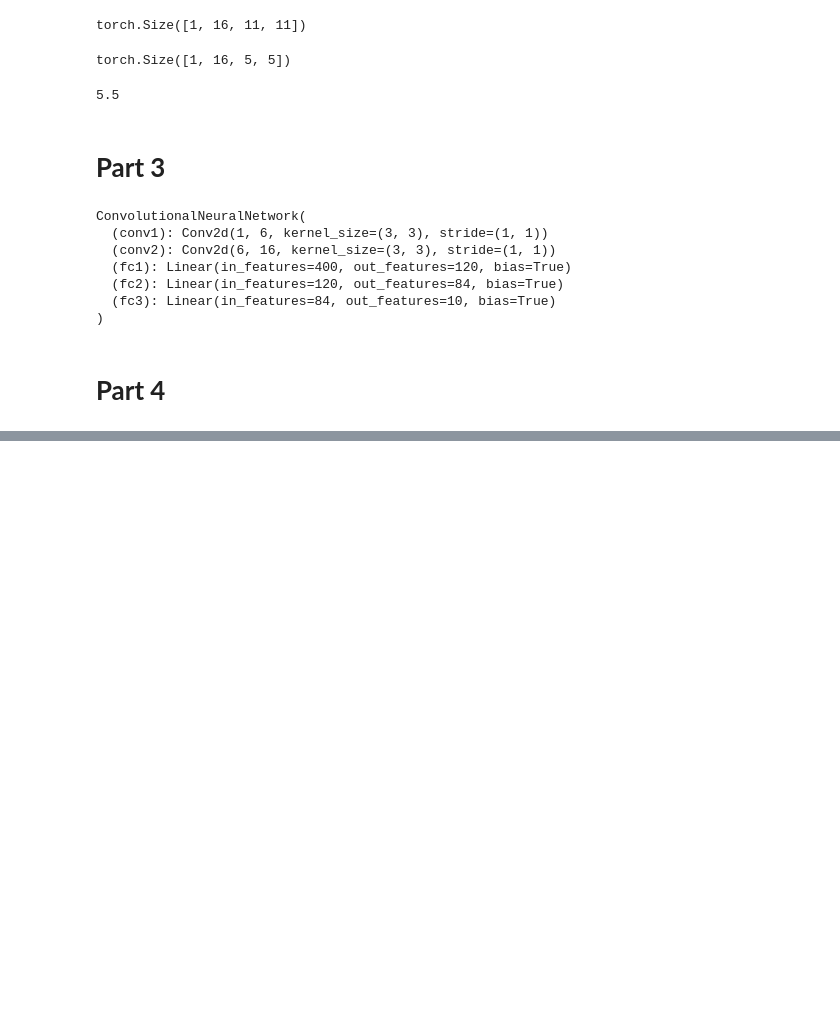
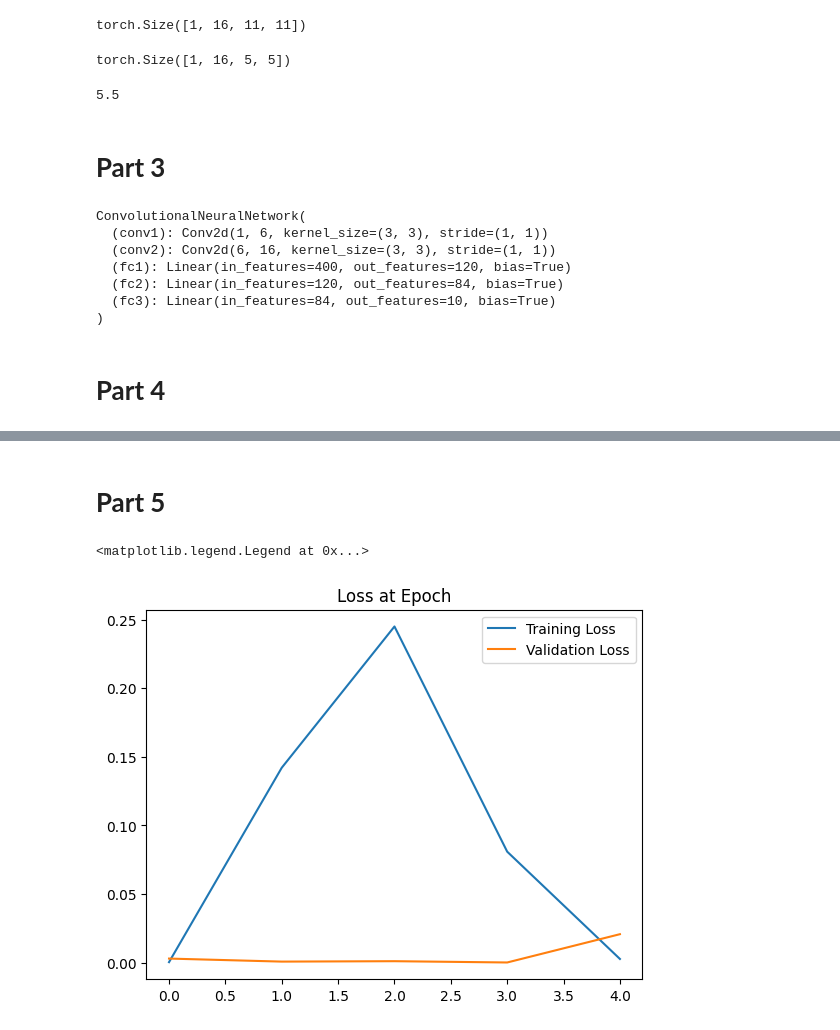
Before and after one commit to Yamurlak1465/LearningAI, a Jupyter notebook: ConvolutionalNeuralNetwork.ipynb, the cells around one changed output, grey strips where cells are left out. Saved outputs shown, nothing was run; the diff lists cells and outputs as text; code cells hidden in the pictures; blank space fills up the shorter version.

```diff
--- a/ConvolutionalNeuralNetwork.ipynb
+++ b/ConvolutionalNeuralNetwork.ipynb
@@ -125,7 +125,7 @@ class ConvolutionalNeuralNetwork(nn.Module):
     X = F.max_pool2d(X, 2, 2) # 2x2 Kernel and a Stride of 2
 
     # Review to flatten it out
-    X = X.view(-1, 116 * 5 * 5) # Negative one so that we can vary the batch size
+    X = X.view(-1, 16 * 5 * 5) # Negative one so that we can vary the batch size
 
     # Fully Connected Layers
     X = F.relu(self.fc1(X))
@@ -178,7 +178,7 @@ for i in range(epochs):
     y_pred = model(X_train) # Get predicted values from the training set. Not flattened 2D
     loss = criterion(y_pred, y_train) # How off are we? We wanna compare the predictions to the correct answers in y_train
 
-    predicted = torch.max(y_pred.date, 1)[1] # Add up the number of correct predictions. Indexed off the first point
+    predicted = torch.max(y_pred.data, 1)[1] # Add up the number of correct predictions. Indexed off the first point
     batch_correct = (predicted == y_train).sum() # How many we got correct from this specific batch. True = 1, False = 0, sum those up
     trn_corr += batch_correct # Keep track as we go along in training
 
@@ -189,7 +189,7 @@ for i in range(epochs):
 
     # Print out some results
     if b % 600 ==0:
-      print(f'Epochs: {i}, Btach: {b}, Loss: {loss.item()}')
+      print(f'Epochs: {i}, Batch: {b}, Loss: {loss.item()}')
 
   train_losses.append(loss)
   train_correct.append(trn_corr)
@@ -209,6 +209,6 @@ for i in range(epochs):
 
 
 current_time = time.time()
-total_time = current_time() - start_time()
+total_time = current_time - start_time
 print(f'Training Took: {total_time / 60} minutes!')
 # %% [output]
@@ -215,0 +232,12 @@ RuntimeError: shape '[-1, 100000]' is invalid for input of size 4000
+# %% [markdown]
+# **Part 5**
+# %%
+# Graph the loss at each epoch
+train_losses = [tl.item() for tl in train_losses]
+plt.plot(train_losses, label = "Training Loss")
+plt.plot(test_losses, label = "Validation Loss")
+plt.title("Loss at Epoch")
+plt.legend()
+# %% [output]
+<matplotlib.legend.Legend at 0x...>
+[figure, added]
```
Also changed, not shown: parts of 13 cells of this notebook.
